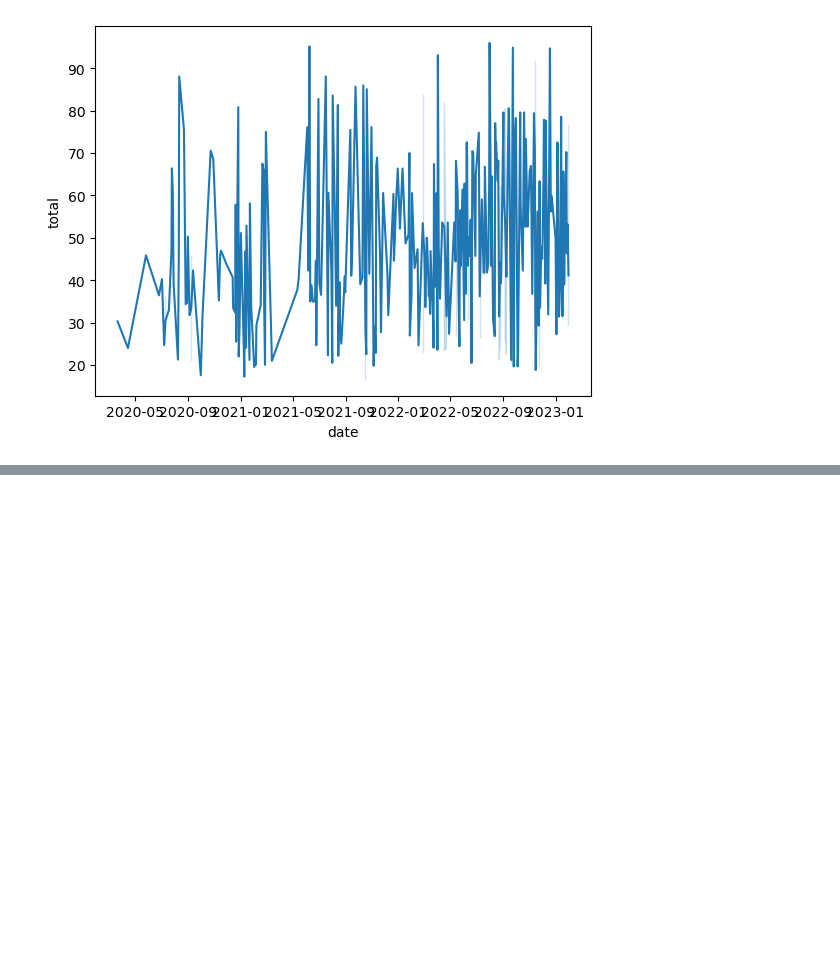
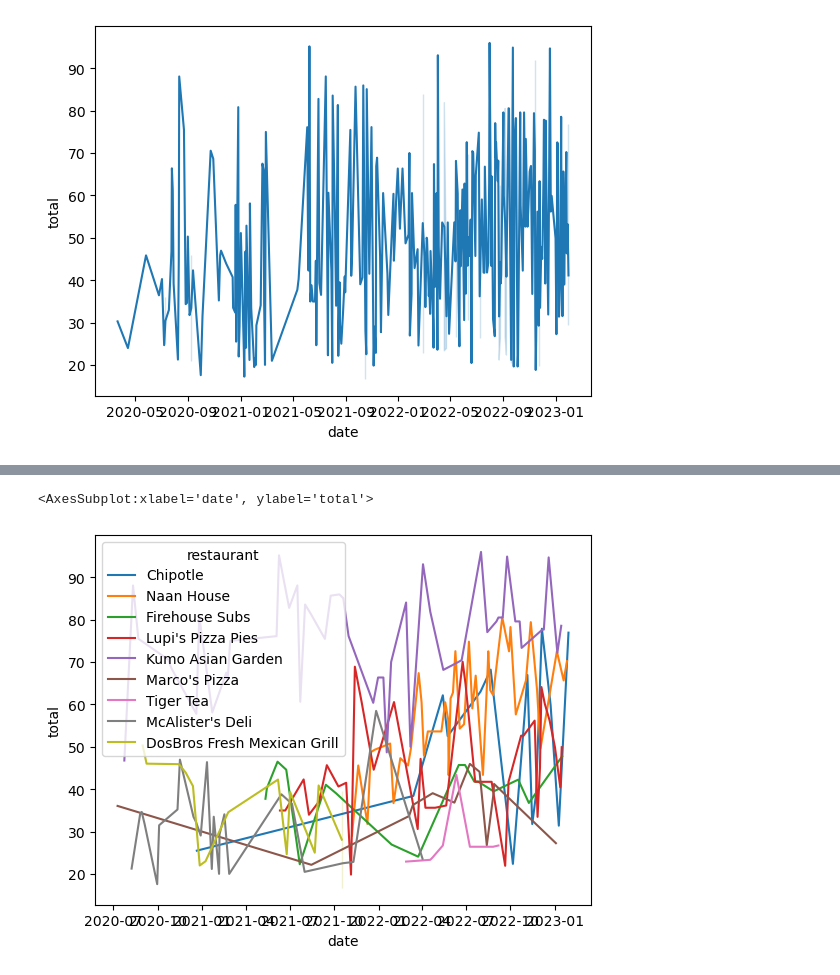
Before and after one commit to kevin-mal-smith/doordash, a Jupyter notebook: Untitled.ipynb, the cells around one changed output, grey strips where cells are left out. Drawn from its saved outputs; the diff is of its cells as text; code cells hidden in the pictures; blank space fills up the shorter version.

```diff
--- a/Untitled.ipynb
+++ b/Untitled.ipynb
@@ -177 +173,6 @@ Name: restaurant, dtype: bool
+# %%
+df.restaurant.value_counts().nlargest(10)
+
+most_frequent = ['Kumo Asian Garden','Naan House',"Lupi's Pizza Pies","McAlister's Deli",'Firehouse Subs',
+                'Chipotle','DosBros Fresh Mexican Grill',"Marco's Pizza","Jersy Mike's Subs",'Tiger Tea']
 # %%
@@ -181,0 +196,5 @@ sns.lineplot(data=df, x='date',y='total')
+# %%
+sns.lineplot(data=df[df.restaurant.isin(most_frequent)==True],y='total', x='date',hue='restaurant')
+# %% [output]
+<AxesSubplot:xlabel='date', ylabel='total'>
+[figure, added]
```
Also changed, not shown: parts of 6 cells of this notebook.
